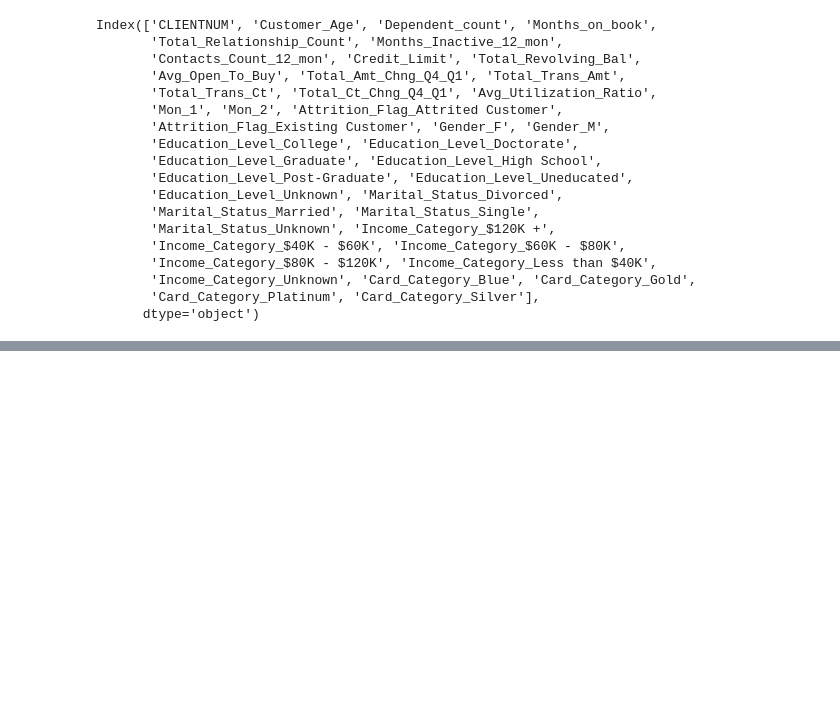
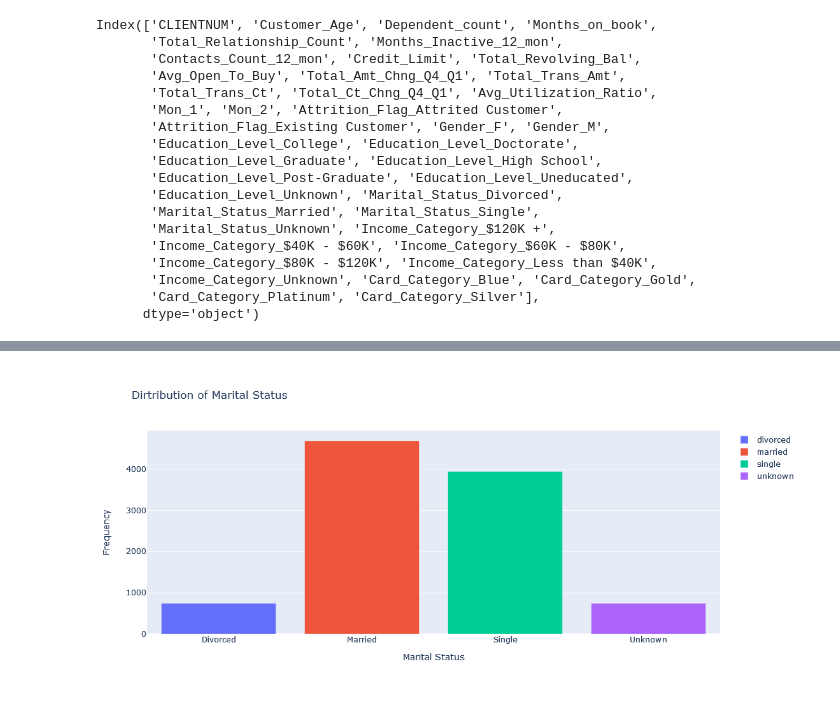
Before and after one commit to arfan64shah/Data_Science, a Jupyter notebook: Introduction to Data Science/BankChurners_Analysis.ipynb, the cells around one changed output, grey strips where cells are left out. Saved outputs shown, nothing was run; the diff lists cells and outputs as text; code cells hidden in the pictures; blank space fills up the shorter version.

Commit message:
Added bar chart showing distribution of marital status and also added other changes

```diff
--- a/Introduction to Data Science/BankChurners_Analysis.ipynb
+++ b/Introduction to Data Science/BankChurners_Analysis.ipynb
@@ -244,0 +266,3 @@ Index(['CLIENTNUM', 'Customer_Age', 'Dependent_count', 'Months_on_book',
+# %%
+# change all the boolean data types into integers
+dataset[['Attrition_Flag_Attrited Customer', 'Attrition_Flag_Existing Customer']] = dataset[['Attrition_Flag_Attrited Customer', 'Attrition_Flag_Existing Customer']].astype(int)
@@ -244,0 +289,2 @@ Index(['CLIENTNUM', 'Customer_Age', 'Dependent_count', 'Months_on_book',
+# %%
+dataset[['Gender_F', 'Gender_M']] = dataset[['Gender_F', 'Gender_M']].astype(int)
@@ -244,0 +388,2 @@ Index(['CLIENTNUM', 'Customer_Age', 'Dependent_count', 'Months_on_book',
+# %%
+dataset['Education_Level_Uneducated'] = dataset['Education_Level_Uneducated'].astype(int)
@@ -244,0 +421,6 @@ Index(['CLIENTNUM', 'Customer_Age', 'Dependent_count', 'Months_on_book',
+# %%
+# lets visualize for marital status
+divorced = dataset[dataset['Marital_Status_Divorced'] == 1]
+married = dataset[dataset['Marital_Status_Married'] == 1]
+single = dataset[dataset['Marital_Status_Single'] == 1]
+unknown = dataset[dataset['Marital_Status_Unknown'] == 1]
@@ -244,0 +471,12 @@ Index(['CLIENTNUM', 'Customer_Age', 'Dependent_count', 'Months_on_book',
+# %%
+# bar chart to show marital status
+fig = go.Figure()
+
+fig.add_trace(go.Bar(x = ['Divorced'], y = [len(divorced)], name = 'divorced', marker = dict(color = '#99a3a4')))
+fig.add_trace(go.Bar(x = ['Married'], y = [len(married)], name = 'married', marker = dict(color = '#45b39d')))
+fig.add_trace(go.Bar(x = ['Single'], y = [len(single)], name = 'single', marker = dict(color = '#5dade2')))
+fig.add_trace(go.Bar(x = ['Unknown'], y = [len(unknown)], name = 'unknown', marker = dict(color = '')))
+fig.update_layout(title = 'Dirtribution of Marital Status', xaxis_title = 'Marital Status', yaxis_title = 'Frequency', height = 500)
+fig.show()
+# %% [output]
+[figure, added]
```
Also changed, not shown: parts of 18 cells of this notebook.
